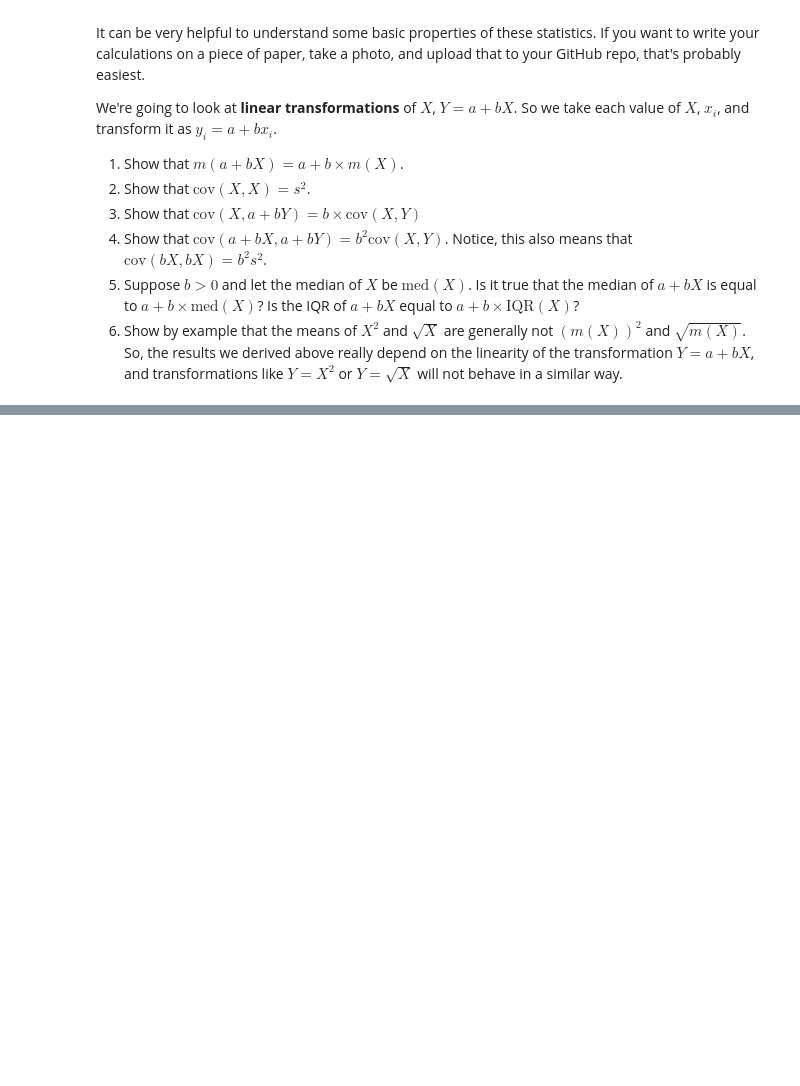
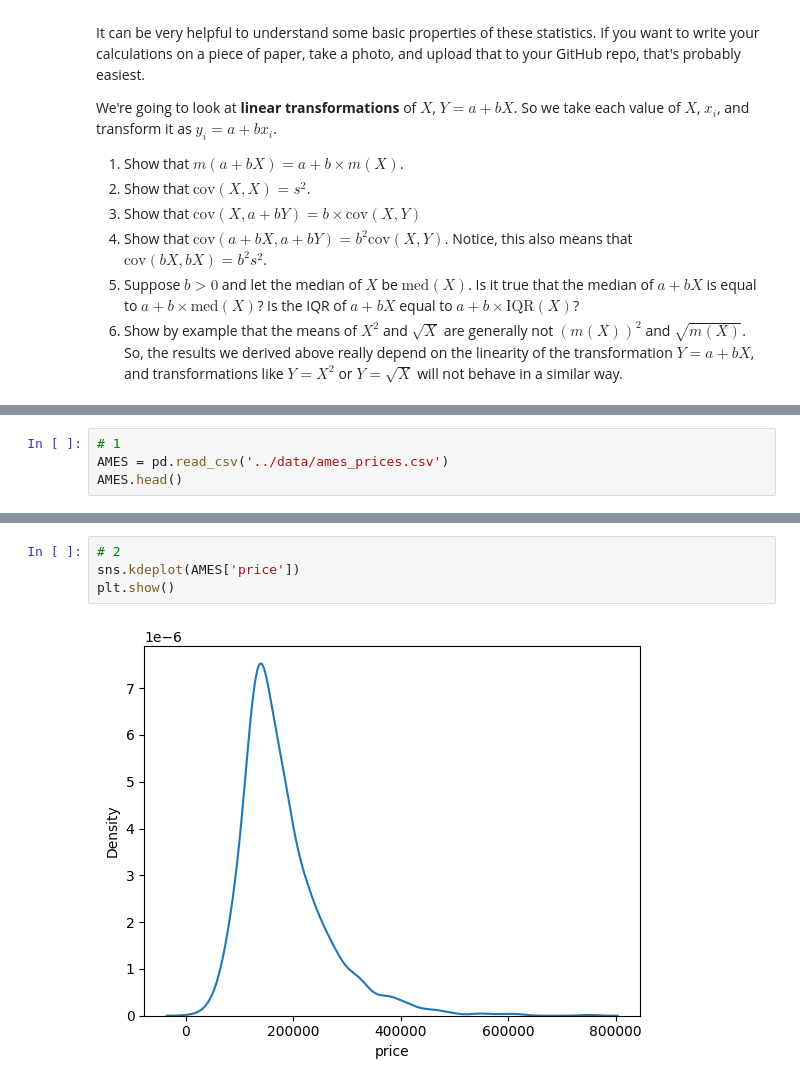
Before and after one commit to syd-nguyen/ds3021-assignments, a Jupyter notebook: assignments/01_assignment_wrangling_and_eda.ipynb, the cells around one changed output, grey strips where cells are left out. Drawn from its saved outputs; the diff is of its cells as text; blank space fills up the shorter version.

```diff
--- a/assignments/01_assignment_wrangling_and_eda.ipynb
+++ b/assignments/01_assignment_wrangling_and_eda.ipynb
@@ -701,3 +701,7 @@ We'll use the `ames_prices.csv` dataset. The "relevant" variables for this quest
 4. Make a boxplot of price. Are there outliers? Make a boxplot of price conditional on building type. What patterns do you see?
 5. Make a dummy variable indicating that an observation is an outlier.
 6. Winsorize the price variable, and compute a new kernel density plot and describe table. How do the results change?
+# %%
+# 1
+AMES = pd.read_csv('../data/ames_prices.csv')
+AMES.head()
@@ -703,0 +716,6 @@ We'll use the `ames_prices.csv` dataset. The "relevant" variables for this quest
+# %%
+# 2
+sns.kdeplot(AMES['price'])
+plt.show()
+# %% [output]
+[figure, added]
```
Also changed, not shown: parts of 20 cells of this notebook.
